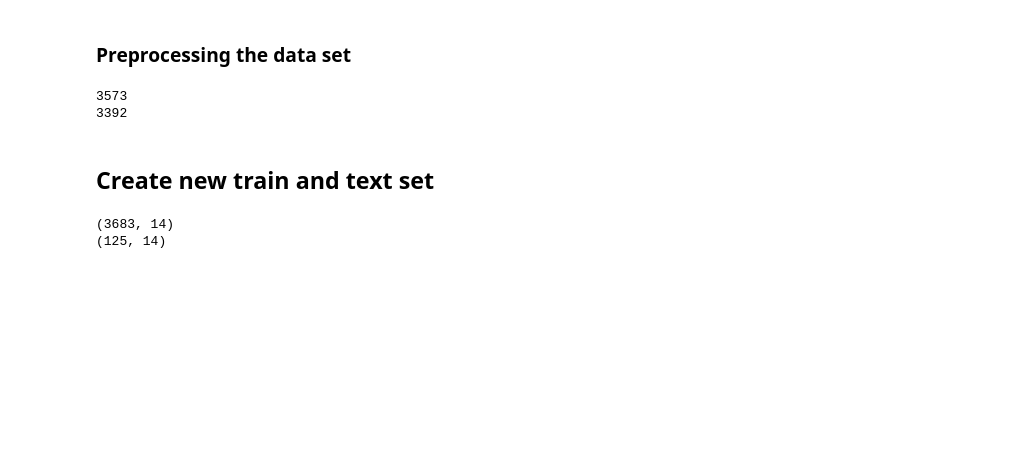
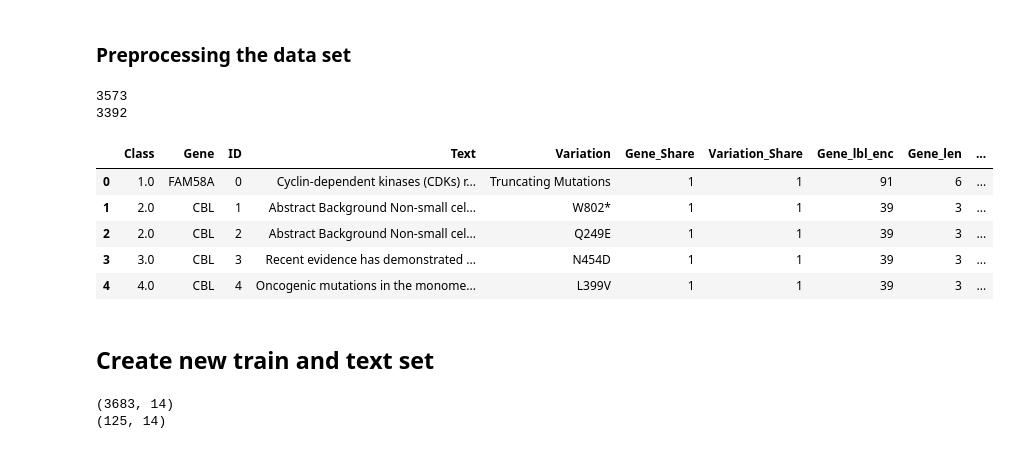
Before and after one commit to RBendias/personalized-medicine-project, a Jupyter notebook: develop/2018_05-09_rb_preprocessing_and_pipeline-with-shuffle.ipynb, the cells around one changed output. Cells and saved outputs as stored; diff of their text form; code cells hidden in the pictures; blank space fills up the shorter version.

```diff
--- a/develop/2018_05-09_rb_preprocessing_and_pipeline-with-shuffle.ipynb
+++ b/develop/2018_05-09_rb_preprocessing_and_pipeline-with-shuffle.ipynb
@@ -138,6 +136,15 @@ class cust_txt_col(sklearn.base.BaseEstimator, sklearn.base.TransformerMixin):
 # %% [output]
 3573
 3392
+# %%
+df_all.head()
+# %% [output]
+|  | Class | Gene | ID | Text | Variation | Gene_Share | Variation_Share | Gene_lbl_enc | Gene_len | ... |
+| 0 | 1.0 | FAM58A | 0 | Cyclin-dependent kinases (CDKs) r... | Truncating Mutations | 1 | 1 | 91 | 6 | ... |
+| 1 | 2.0 | CBL | 1 | Abstract Background Non-small cel... | W802* | 1 | 1 | 39 | 3 | ... |
+| 2 | 2.0 | CBL | 2 | Abstract Background Non-small cel... | Q249E | 1 | 1 | 39 | 3 | ... |
+| 3 | 3.0 | CBL | 3 | Recent evidence has demonstrated ... | N454D | 1 | 1 | 39 | 3 | ... |
+| 4 | 4.0 | CBL | 4 | Oncogenic mutations in the monome... | L399V | 1 | 1 | 39 | 3 | ... |
 # %% [markdown]
 ## Create new train and text set
 # %%
```
Also changed, not shown: parts of 2 cells of this notebook, 1 other file.
